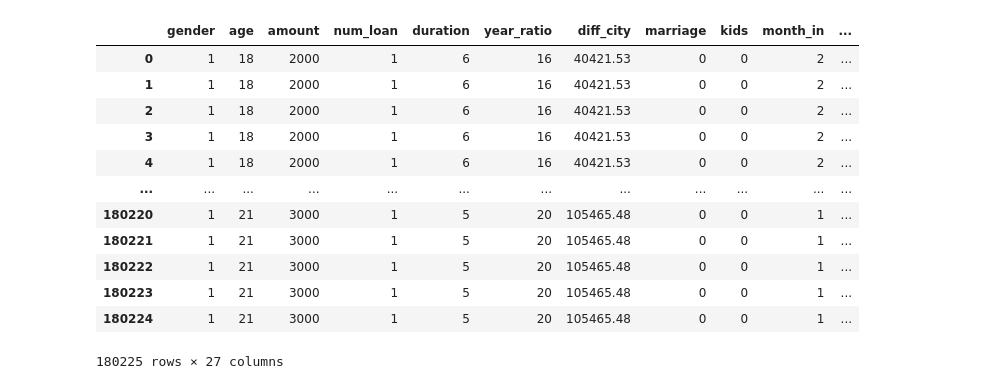
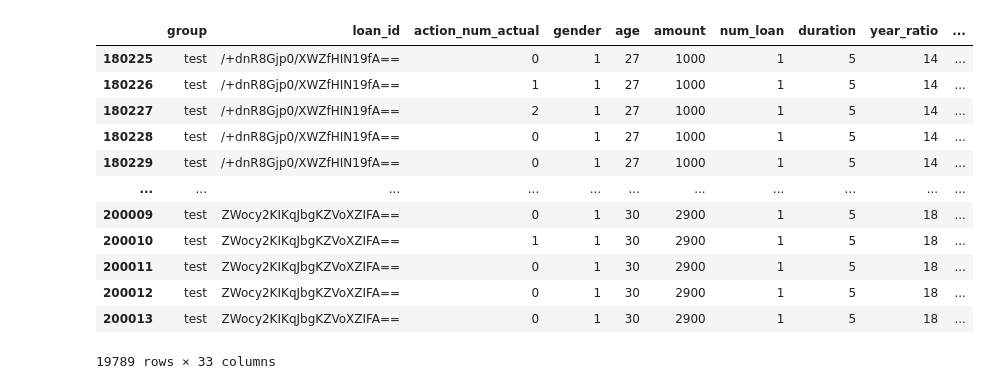
Before and after one commit to QianZeHao123/LoanRL, a Jupyter notebook: 5_note_2025_2_4.ipynb, the cells around one changed output. Drawn from its saved outputs; the diff is of its cells as text; code cells hidden in the pictures.

```diff
--- a/5_note_2025_2_4.ipynb
+++ b/5_note_2025_2_4.ipynb
@@ -50,8 +104,26 @@ simulator_data_train
+# %%
+simulator_data_test = data_simulator_full.loc[data_simulator_full['group'] == 'test']
+simulator_data_test
+# %% [output]
+|  | group | loan_id | action_num_actual | gender | age | amount | num_loan | duration | year_ratio | ... |
+| 180225 | test | /+dnR8Gjp0/XWZfHIN19fA== | 0 | 1 | 27 | 1000 | 1 | 5 | 14 | ... |
+| 180226 | test | /+dnR8Gjp0/XWZfHIN19fA== | 1 | 1 | 27 | 1000 | 1 | 5 | 14 | ... |
+| 180227 | test | /+dnR8Gjp0/XWZfHIN19fA== | 2 | 1 | 27 | 1000 | 1 | 5 | 14 | ... |
+| 180228 | test | /+dnR8Gjp0/XWZfHIN19fA== | 0 | 1 | 27 | 1000 | 1 | 5 | 14 | ... |
+| 180229 | test | /+dnR8Gjp0/XWZfHIN19fA== | 0 | 1 | 27 | 1000 | 1 | 5 | 14 | ... |
+| ... | ... | ... | ... | ... | ... | ... | ... | ... | ... | ... |
+| 200009 | test | ZWocy2KIKqJbgKZVoXZIFA== | 0 | 1 | 30 | 2900 | 1 | 5 | 18 | ... |
+| 200010 | test | ZWocy2KIKqJbgKZVoXZIFA== | 1 | 1 | 30 | 2900 | 1 | 5 | 18 | ... |
+| 200011 | test | ZWocy2KIKqJbgKZVoXZIFA== | 0 | 1 | 30 | 2900 | 1 | 5 | 18 | ... |
+| 200012 | test | ZWocy2KIKqJbgKZVoXZIFA== | 0 | 1 | 30 | 2900 | 1 | 5 | 18 | ... |
+| 200013 | test | ZWocy2KIKqJbgKZVoXZIFA== | 0 | 1 | 30 | 2900 | 1 | 5 | 18 | ... |
+19789 rows × 33 columns
 # %%
 from sklearn.preprocessing import StandardScaler
 
 # the columns that we want to normalize are numeric columns (e.g. 'age', 'amount', 'num_loan', 'duration' etc.)
 numeric_columns = [
+    "action_num_actual",
     "gender",
     "age",
     "amount",
@@ -84,18 +156,6 @@ numeric_columns = [
 
 scaler = StandardScaler()
 train_no_scaled = simulator_data_train[numeric_columns]
-train_no_scaled
+test_no_scaled = simulator_data_test[numeric_columns]
+# print(train_no_scaled.head())
+# print(test_no_scaled.head())
-# %% [output]
-|  | gender | age | amount | num_loan | duration | year_ratio | diff_city | marriage | kids | month_in | ... |
-| 0 | 1 | 18 | 2000 | 1 | 6 | 16 | 40421.53 | 0 | 0 | 2 | ... |
-| 1 | 1 | 18 | 2000 | 1 | 6 | 16 | 40421.53 | 0 | 0 | 2 | ... |
-| 2 | 1 | 18 | 2000 | 1 | 6 | 16 | 40421.53 | 0 | 0 | 2 | ... |
-| 3 | 1 | 18 | 2000 | 1 | 6 | 16 | 40421.53 | 0 | 0 | 2 | ... |
-| 4 | 1 | 18 | 2000 | 1 | 6 | 16 | 40421.53 | 0 | 0 | 2 | ... |
-| ... | ... | ... | ... | ... | ... | ... | ... | ... | ... | ... | ... |
-| 180220 | 1 | 21 | 3000 | 1 | 5 | 20 | 105465.48 | 0 | 0 | 1 | ... |
-| 180221 | 1 | 21 | 3000 | 1 | 5 | 20 | 105465.48 | 0 | 0 | 1 | ... |
-| 180222 | 1 | 21 | 3000 | 1 | 5 | 20 | 105465.48 | 0 | 0 | 1 | ... |
-| 180223 | 1 | 21 | 3000 | 1 | 5 | 20 | 105465.48 | 0 | 0 | 1 | ... |
-| 180224 | 1 | 21 | 3000 | 1 | 5 | 20 | 105465.48 | 0 | 0 | 1 | ... |
-180225 rows × 27 columns
```
Also changed, not shown: parts of 19 cells of this notebook.
